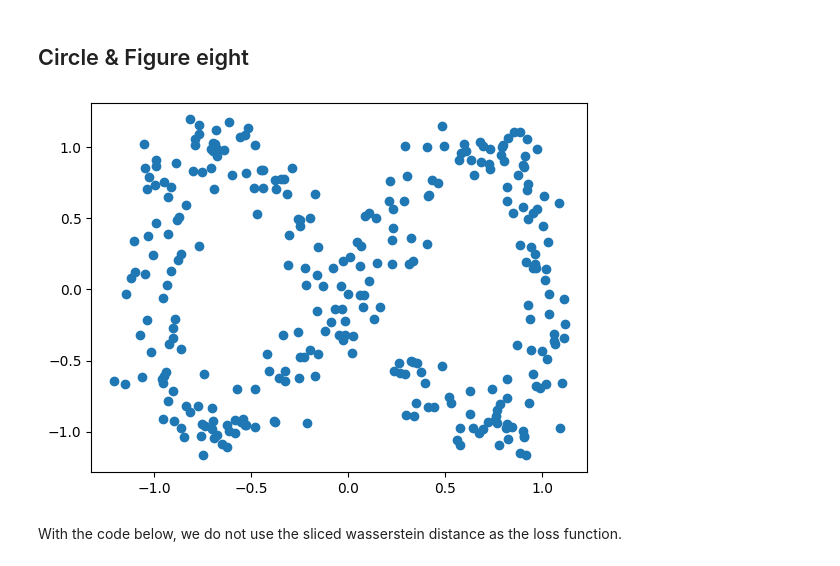
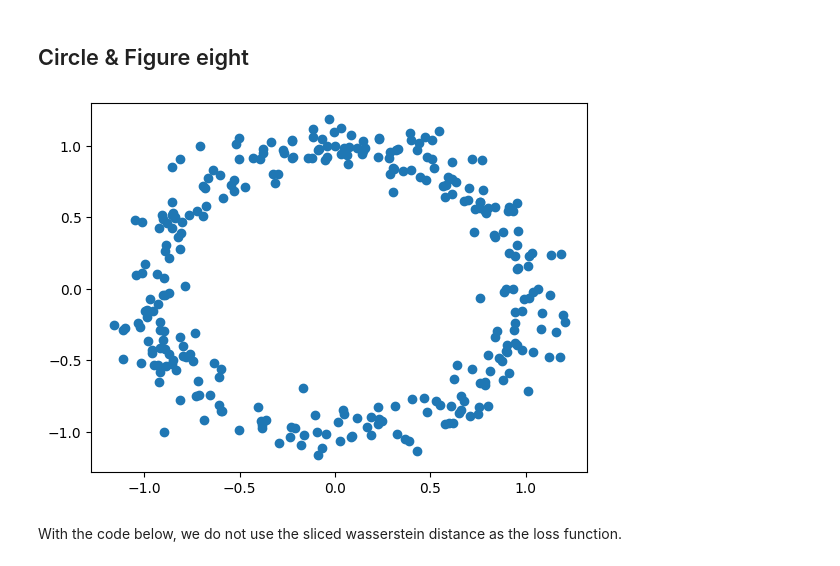
Before and after one commit to sliemelela/masterthesis, a Jupyter notebook: Programming/Inverse Optimization/notebooks/exploration.ipynb, the cells around one changed output. Drawn from its saved outputs; the diff is of its cells as text; code cells hidden in the pictures.

```diff
--- a/Programming/Inverse Optimization/notebooks/exploration.ipynb
+++ b/Programming/Inverse Optimization/notebooks/exploration.ipynb
@@ -27,17 +26,17 @@ To enable them in other operations, rebuild TensorFlow with the appropriate comp
 # %%
 # This is a synthetic data set that we want "approximate"
 N=300
-# goal_pts = tadasets.dsphere(n=N, d=1, noise=0.1) # circle
-goal_pts = tadasets.infty_sign(n=N, noise=0.1) # figure eight
+goal_pts = tadasets.dsphere(n=N, d=1, noise=0.1) # circle
+# goal_pts = tadasets.infty_sign(n=N, noise=0.1) # figure eight
 
 # To perform Stochastic Gradient Descent (SGD), we need our set to be of tensor type
 goal_pts = torch.tensor(goal_pts)
 
 # Plot the initial/goal data set
 P = goal_pts.detach().numpy()
 plt.scatter(P[:, 0], P[:, 1])
 plt.show()
 # %% [output]
-[figure, old version]
+[figure, new version]
 # %% [markdown]
 With the code below, we do not use the sliced wasserstein distance as the loss function.
```
Also changed, not shown: parts of 22 cells of this notebook, 3 other files.
